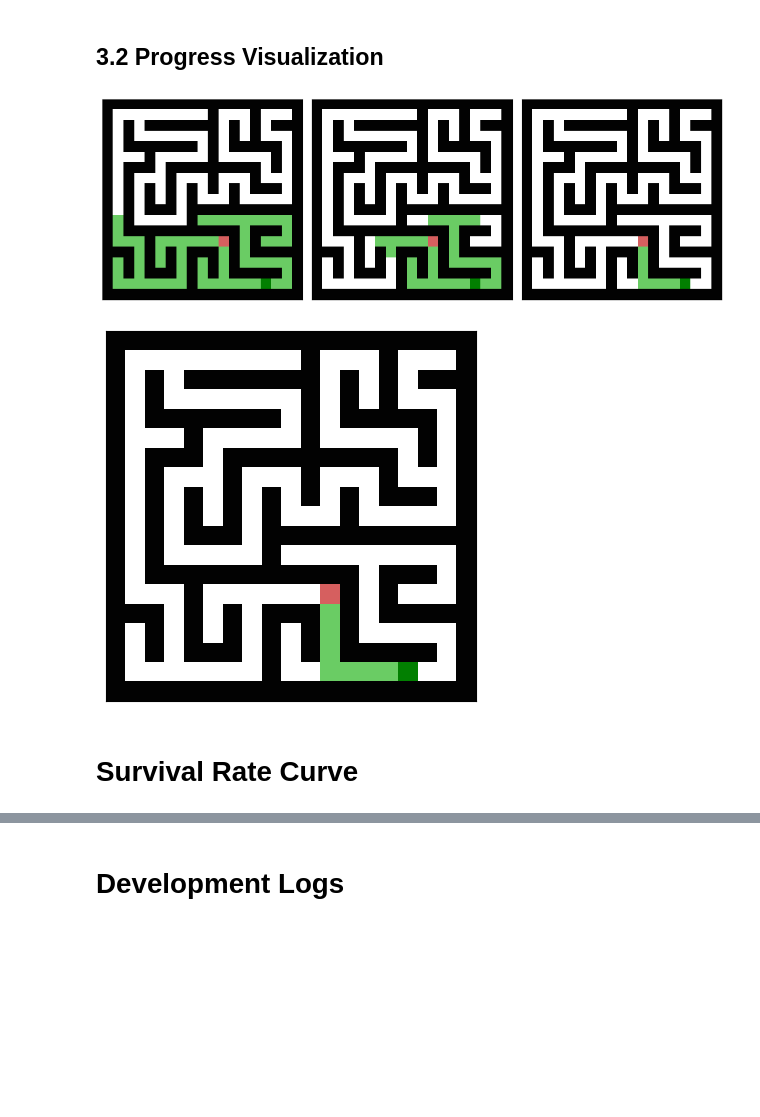
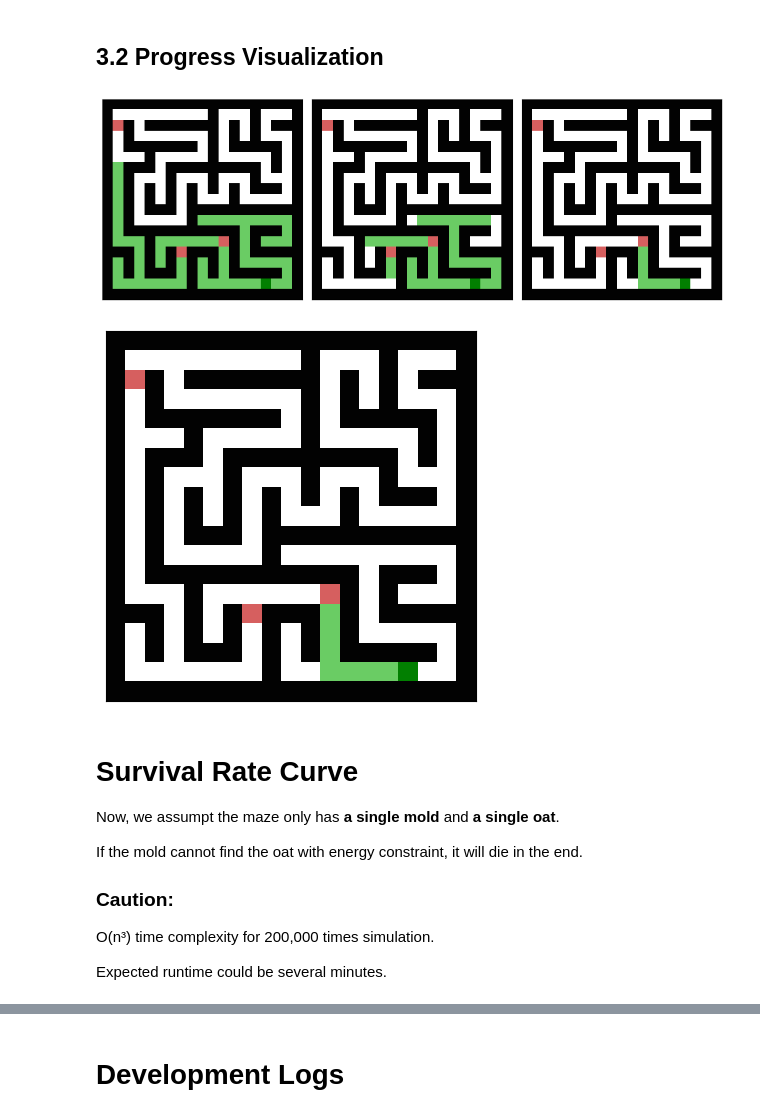
Before and after one commit to MengSunDom/CITS4403, a Jupyter notebook: CITS4403_29.ipynb, the cells around one changed output, grey strips where cells are left out. Saved outputs shown, nothing was run; the diff lists cells and outputs as text; code cells hidden in the pictures; blank space fills up the shorter version.

```diff
--- a/CITS4403_29.ipynb
+++ b/CITS4403_29.ipynb
@@ -291,6 +314,7 @@ env.draw()
 ## 1.2 Place Mold and Oat
 # %%
 env.place_item("mold")                                                  # present mold in green
-env.place_item("oat")                                                   # present oat in red
+for n in range(3):
+    env.place_item("oat")                                               # present oats in red
 env.draw()
 # %% [output]
@@ -333,7 +357,8 @@ demo = SlimeMoldForaging(height=19, width=19, max_energy=20, seed=12)   # seed =
 demo.action = "carve_pathway"
 demo.step()
 demo.place_item("mold")                                                 # present mold in green
-demo.place_item("oat")                                                  # present oat in red
+for n in range(3):
+    demo.place_item("oat")                                              # present oats in red
 demo.action = "forage_in_steps"
 demo.three_frame([0, 50, 100])                                          # display foraging frames at 0, 50 and 150 steps
 # %% [output]
@@ -344,7 +369,8 @@ demo = SlimeMoldForaging(height=19, width=19, max_energy=20, seed=12)   # seed =
 demo.action = "carve_pathway"
 demo.step()
 demo.place_item("mold")                                                 # present mold in green
-demo.place_item("oat")                                                  # present oat in red
+for n in range(3):
+    demo.place_item("oat")                                              # present oats in red
 demo.action = "forage_in_steps"
 demo.animate(frames=100)                                                # show foraging animation from step 0 to 100
 # %% [output]
@@ -367,28 +393,40 @@ demo = SlimeMoldForaging(height=19, width=19, max_energy=20, seed=12)    # seed
 demo.action = "carve_pathway"
 demo.step()
 demo.place_item("mold")                                                  # present mold in green
-demo.place_item("oat")                                                   # present oat in red
+for n in range(3):
+    demo.place_item("oat")                                               # present oats in red
 demo.action = "forage"
-demo.step()                                                              # present oat in red
+demo.step()
 demo.action = "retract_in_steps"
 demo.three_frame([0, 30, 30])                                            # display retraction frames at 0, 30 and 60 steps
 # %% [output]
-[figure, old version]
+[figure, new version]
 # %%
 # Mold retraction animation
 demo = SlimeMoldForaging(height=19, width=19, max_energy=20, seed=12)   # seed = 12 has good features in recharge and retraction
 demo.action = "carve_pathway"
 demo.step()
 demo.place_item("mold")                                                 # present mold in green
-demo.place_item("oat")                                                  # present oat in red
+for n in range(3):
+    demo.place_item("oat")                                              # present oats in red
 demo.action = "forage"
 demo.step()
 demo.action = "retract_in_steps"
-demo.animate(frames=80)                                                # show foraging animation from step 0 to 80
+demo.animate(frames=80)                                                 # show foraging animation from step 0 to 80
 # %% [output]
-[figure, old version]
+[figure, new version]
-# %% [markdown]
-# Survival Rate Curve
+# %% [markdown]
+# Survival Rate Curve
+
+Now, we assumpt the maze only has **a single mold** and **a single oat**.
+
+If the mold cannot find the oat with energy constraint, it will die in the end.
+
+### **Caution:**
+
+O(n³) time complexity for 200,000 times simulation.
+
+Expected runtime could be several minutes.
 # %%
 from utils import set_palette, decorate
 set_palette('Blues', 5, reverse=True)
```
Also changed, not shown: parts of 13 cells of this notebook.
